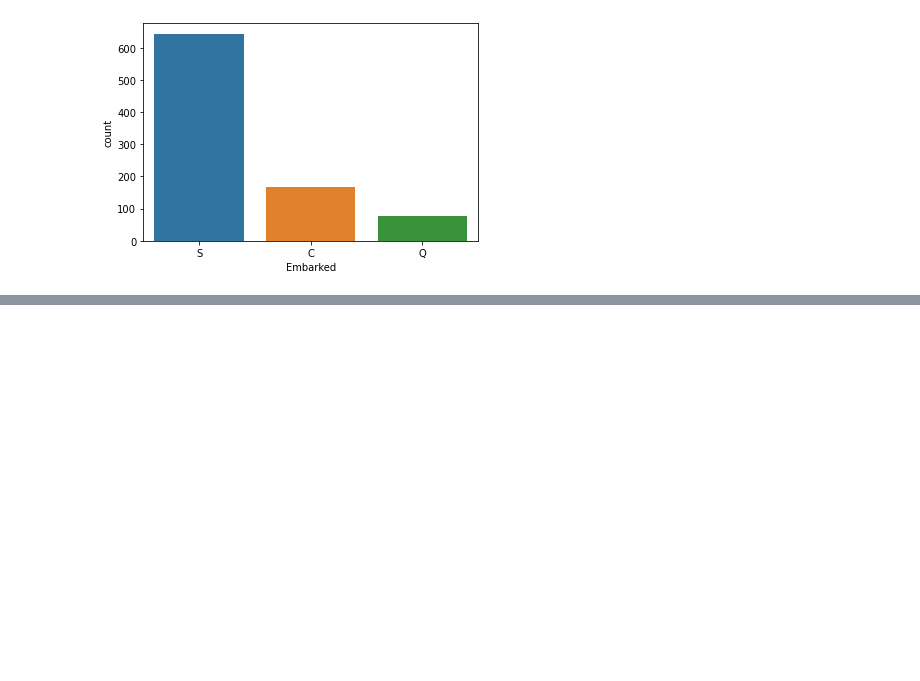
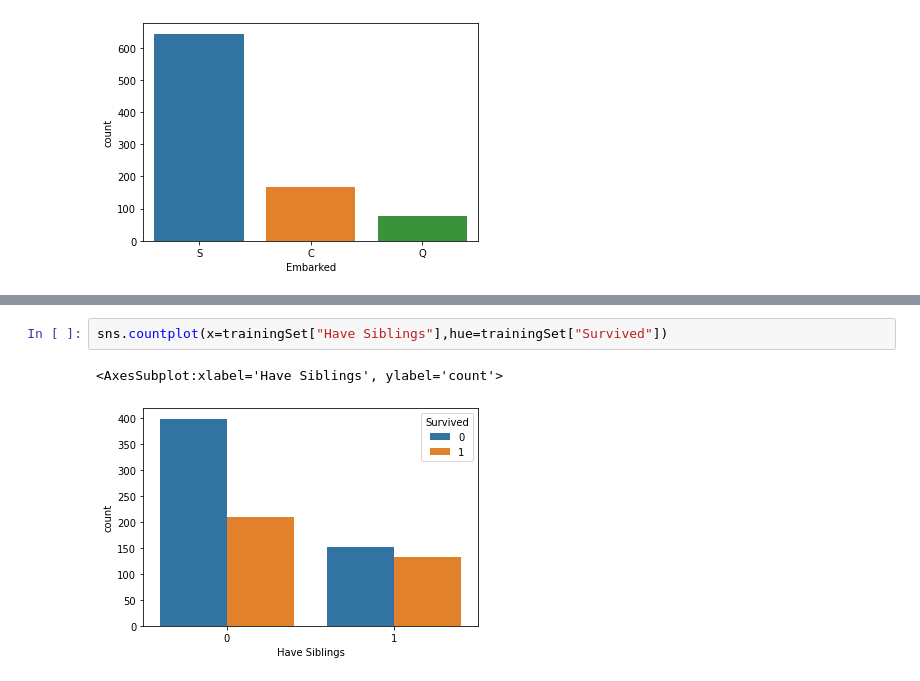
Before and after one commit to cmmm976/TitanicDSproject, a Jupyter notebook: eda.ipynb, the cells around one changed output, grey strips where cells are left out. Drawn from its saved outputs; the diff is of its cells as text; blank space fills up the shorter version.

```diff
--- a/eda.ipynb
+++ b/eda.ipynb
@@ -203,0 +276,5 @@ trainingSet['Expensive (>31$)'] = trainingSet['Age'].apply(lambda x: 1 if x>31
+# %%
+sns.countplot(x=trainingSet["Have Siblings"],hue=trainingSet["Survived"])
+# %% [output]
+<AxesSubplot:xlabel='Have Siblings', ylabel='count'>
+[figure, added]
```
Also changed, not shown: parts of 11 cells of this notebook, 3 other files.
